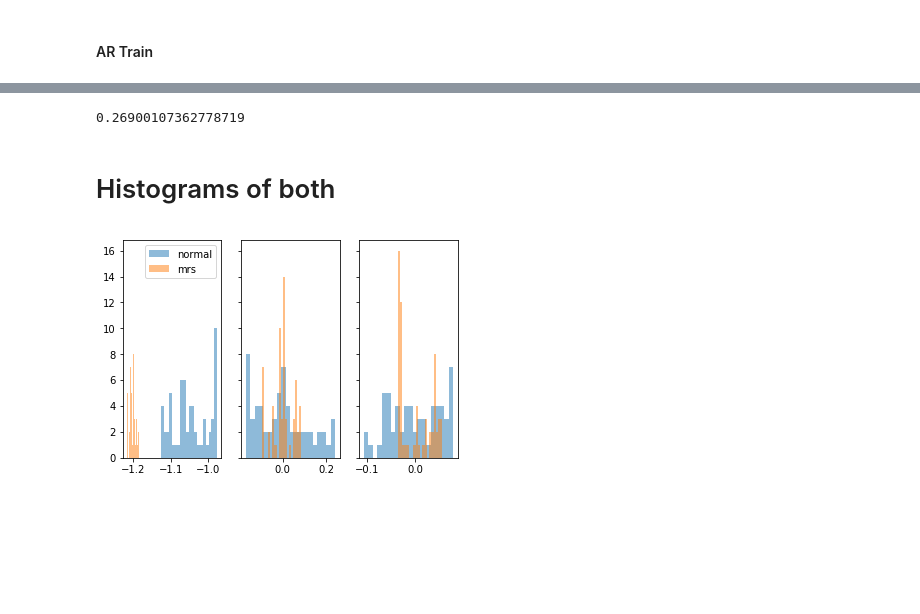
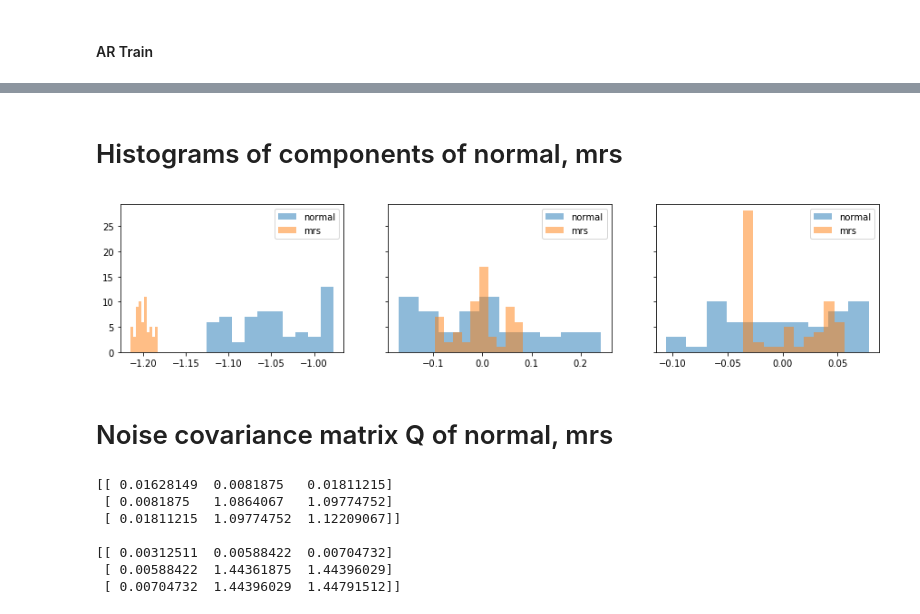
Before and after one commit to quinngroup/Neutrophils, a Jupyter notebook: ar/plots_and_ar.ipynb, the cells around one changed output, grey strips where cells are left out. Saved outputs shown, nothing was run; the diff lists cells and outputs as text; code cells hidden in the pictures; blank space fills up the shorter version.

```diff
--- a/ar/plots_and_ar.ipynb
+++ b/ar/plots_and_ar.ipynb
@@ -473,32 +419,32 @@ print(feature_vector)
 # %%
-Y = ar.test(mrsX_in, A0)
-err = ar.error(Y,mrsX_in)
+Y = ar.test(mrs_X_test, A)
+err = ar.error(Y,mrs_X_test)
 np.mean(err)
-# %% [output]
-0.26900107362778719
 # %% [markdown]
-# Histograms of both
+# Histograms of components of normal, mrs
-# %%
-%matplotlib inline
-
-
-
-f, axarr = plt.subplots(1, 3,sharey=True)
-
-axarr[0].hist(X_in0, 20, alpha=0.5, label='normal')
-axarr[0].hist(mrsX_in0, 20, alpha=0.5, label='mrs')
-axarr[0].legend(loc='upper right')
-#axarr[0].set_xlim([-5500,-4300])
-
-axarr[1].hist(X_in1, 20, alpha=0.5, label='normal')
-axarr[1].hist(mrsX_in1, 20, alpha=0.5, label='mrs')
-
-
-
-axarr[2].hist(X_in2, 20, alpha=0.5, label='normal')
-axarr[2].hist(mrsX_in2, 20, alpha=0.5, label='mrs')
-#axarr[2].set_xlim([-350,200])
-
-plt.show()
-# %% [output]
-[figure, removed]
+# %%
+%matplotlib inline
+pcs = mrs_X.shape[0]
+f, axarr = plt.subplots(1, pcs,sharey=True, figsize=(15,3))
+
+for i in range(pcs):
+    axarr[i].hist(normal_X[i,:],bins=10, alpha=0.5, label='normal')
+    axarr[i].hist(mrs_X[i,:],bins=10, alpha=0.5, label='mrs')
+    axarr[i].legend(loc='upper right')
+plt.show()
+# %% [output]
+[figure, added]
+# %% [markdown]
+# Noise covariance matrix Q of normal, mrs
+# %%
+print (normal_Q)
+print ('')
+print (mrs_Q)
+# %% [output]
+[[ 0.01628149  0.0081875   0.01811215]
+ [ 0.0081875   1.0864067   1.09774752]
+ [ 0.01811215  1.09774752  1.12209067]]
+
+[[ 0.00312511  0.00588422  0.00704732]
+ [ 0.00588422  1.44361875  1.44396029]
+ [ 0.00704732  1.44396029  1.44791512]]
```
Also changed, not shown: parts of 76 cells of this notebook.
